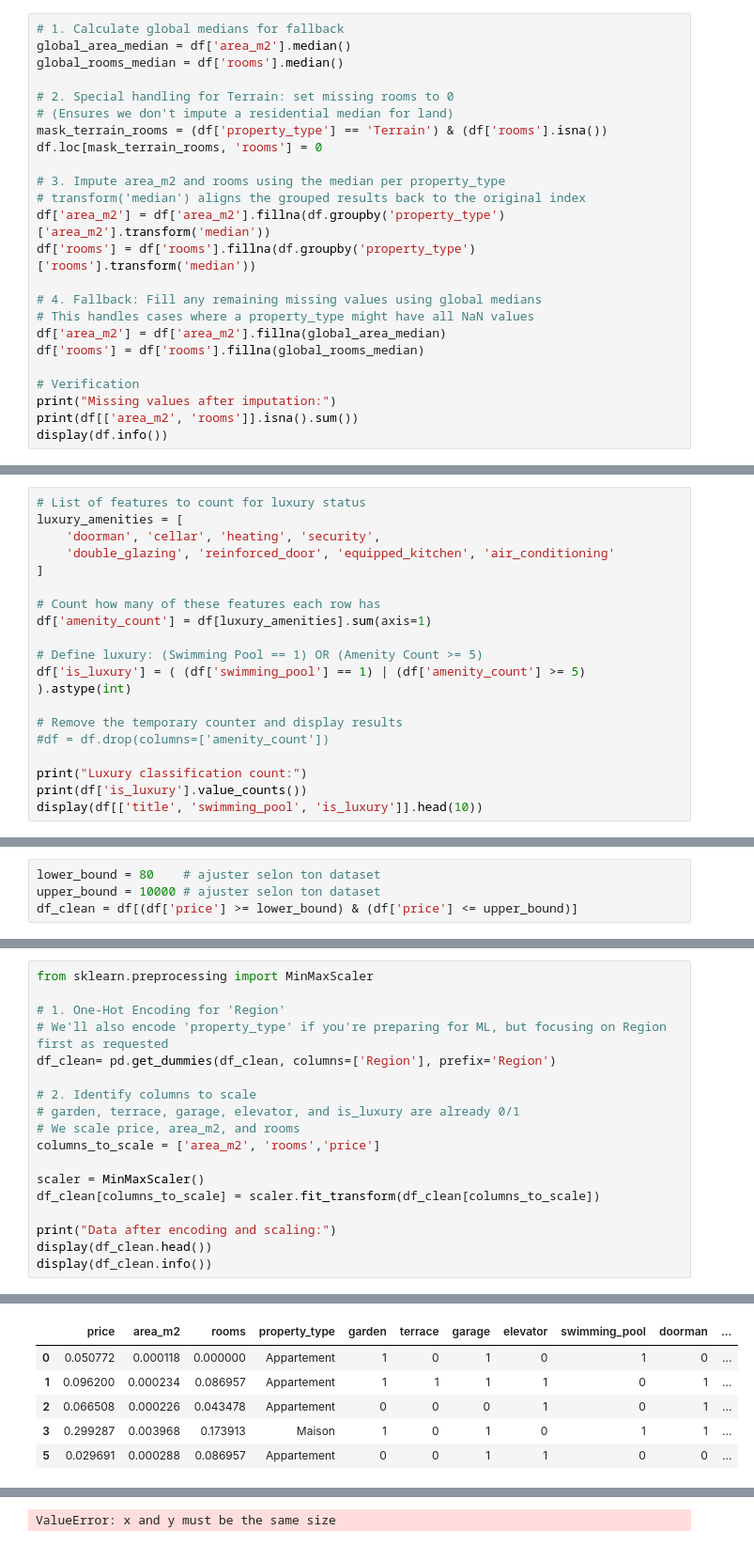
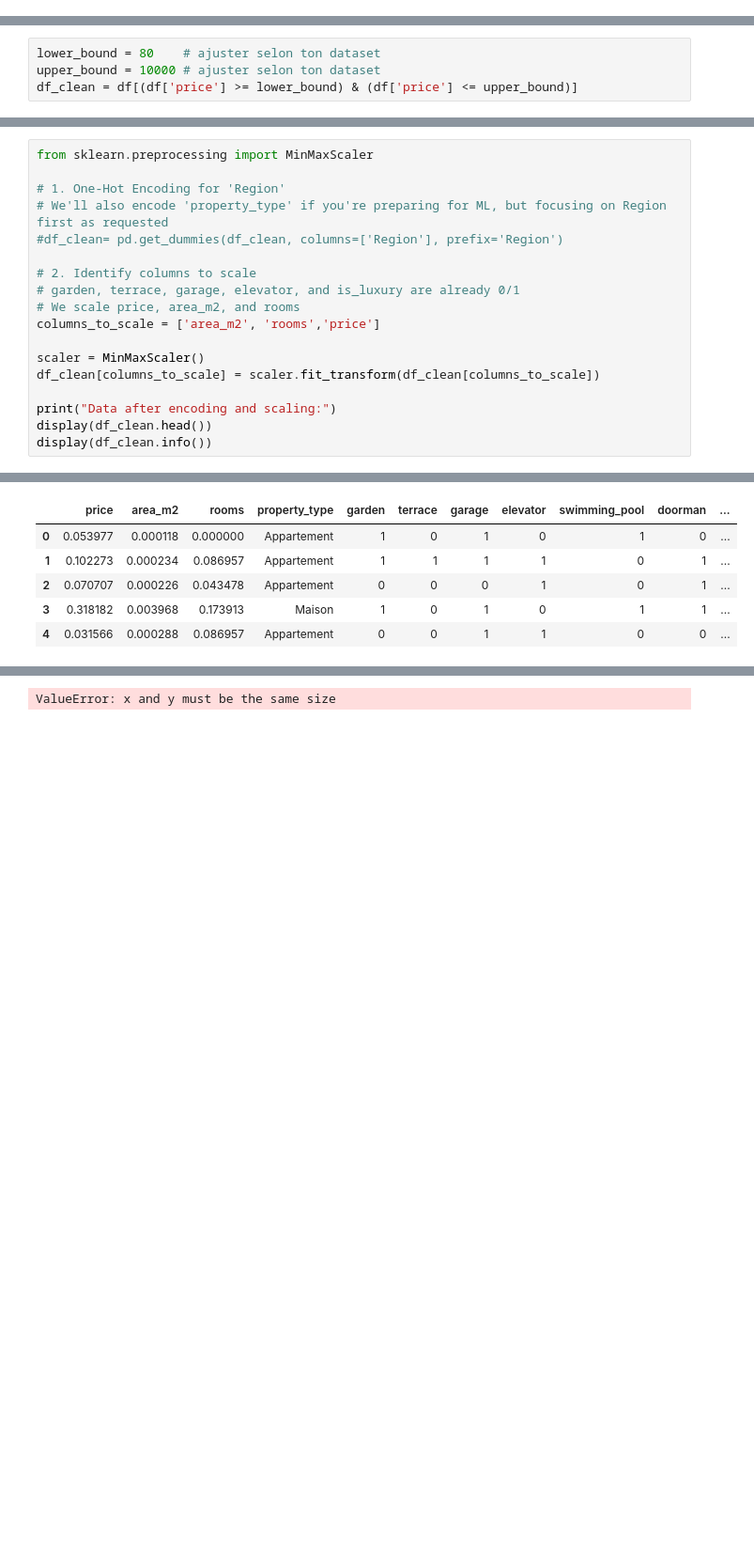
Before and after one commit to papi386/housing_project, a Jupyter notebook: data_understanding/data_understanding.ipynb, the cells around one changed output, grey strips where cells are left out. Shown at 94% size. Cells and saved outputs as stored; diff of their text form; blank space fills up the shorter version.

```diff
--- a/data_understanding/data_understanding.ipynb
+++ b/data_understanding/data_understanding.ipynb
@@ -448,24 +7,0 @@ memory usage: 1.1+ MB
-# %%
-# 1. Calculate global medians for fallback
-global_area_median = df['area_m2'].median()
-global_rooms_median = df['rooms'].median()
-
-# 2. Special handling for Terrain: set missing rooms to 0
-# (Ensures we don't impute a residential median for land)
-mask_terrain_rooms = (df['property_type'] == 'Terrain') & (df['rooms'].isna())
-df.loc[mask_terrain_rooms, 'rooms'] = 0
-
-# 3. Impute area_m2 and rooms using the median per property_type
-# transform('median') aligns the grouped results back to the original index
-df['area_m2'] = df['area_m2'].fillna(df.groupby('property_type')['area_m2'].transform('median'))
-df['rooms'] = df['rooms'].fillna(df.groupby('property_type')['rooms'].transform('median'))
-
-# 4. Fallback: Fill any remaining missing values using global medians
-# This handles cases where a property_type might have all NaN values
-df['area_m2'] = df['area_m2'].fillna(global_area_median)
-df['rooms'] = df['rooms'].fillna(global_rooms_median)
-
-# Verification
-print("Missing values after imputation:")
-print(df[['area_m2', 'rooms']].isna().sum())
-display(df.info())
@@ -491,19 +7,0 @@ None
-# %%
-# List of features to count for luxury status
-luxury_amenities = [
-    'doorman', 'cellar', 'heating', 'security',
-    'double_glazing', 'reinforced_door', 'equipped_kitchen', 'air_conditioning'
-]
-
-# Count how many of these features each row has
-df['amenity_count'] = df[luxury_amenities].sum(axis=1)
-
-# Define luxury: (Swimming Pool == 1) OR (Amenity Count >= 5)
-df['is_luxury'] = ( (df['swimming_pool'] == 1) | (df['amenity_count'] >= 5) ).astype(int)
-
-# Remove the temporary counter and display results
-#df = df.drop(columns=['amenity_count'])
-
-print("Luxury classification count:")
-print(df['is_luxury'].value_counts())
-display(df[['title', 'swimming_pool', 'is_luxury']].head(10))
@@ -879,7 +196,7 @@ from sklearn.preprocessing import MinMaxScaler
 
 # 1. One-Hot Encoding for 'Region'
 # We'll also encode 'property_type' if you're preparing for ML, but focusing on Region first as requested
-df_clean= pd.get_dummies(df_clean, columns=['Region'], prefix='Region')
+#df_clean= pd.get_dummies(df_clean, columns=['Region'], prefix='Region')
 
 # 2. Identify columns to scale
 # garden, terrace, garage, elevator, and is_luxury are already 0/1
@@ -897,6 +219,6 @@ Data after encoding and scaling:
 |  | price | area_m2 | rooms | property_type | garden | terrace | garage | elevator | swimming_pool | doorman | ... |
-| 0 | 0.050772 | 0.000118 | 0.000000 | Appartement | 1 | 0 | 1 | 0 | 1 | 0 | ... |
-| 1 | 0.096200 | 0.000234 | 0.086957 | Appartement | 1 | 1 | 1 | 1 | 0 | 1 | ... |
-| 2 | 0.066508 | 0.000226 | 0.043478 | Appartement | 0 | 0 | 0 | 1 | 0 | 1 | ... |
-| 3 | 0.299287 | 0.003968 | 0.173913 | Maison | 1 | 0 | 1 | 0 | 1 | 1 | ... |
-| 5 | 0.029691 | 0.000288 | 0.086957 | Appartement | 0 | 0 | 1 | 1 | 0 | 0 | ... |
+| 0 | 0.053977 | 0.000118 | 0.000000 | Appartement | 1 | 0 | 1 | 0 | 1 | 0 | ... |
+| 1 | 0.102273 | 0.000234 | 0.086957 | Appartement | 1 | 1 | 1 | 1 | 0 | 1 | ... |
+| 2 | 0.070707 | 0.000226 | 0.043478 | Appartement | 0 | 0 | 0 | 1 | 0 | 1 | ... |
+| 3 | 0.318182 | 0.003968 | 0.173913 | Maison | 1 | 0 | 1 | 0 | 1 | 1 | ... |
+| 4 | 0.031566 | 0.000288 | 0.086957 | Appartement | 0 | 0 | 1 | 1 | 0 | 0 | ... |
```
Also changed, not shown: parts of 46 cells of this notebook, 6 other files.
